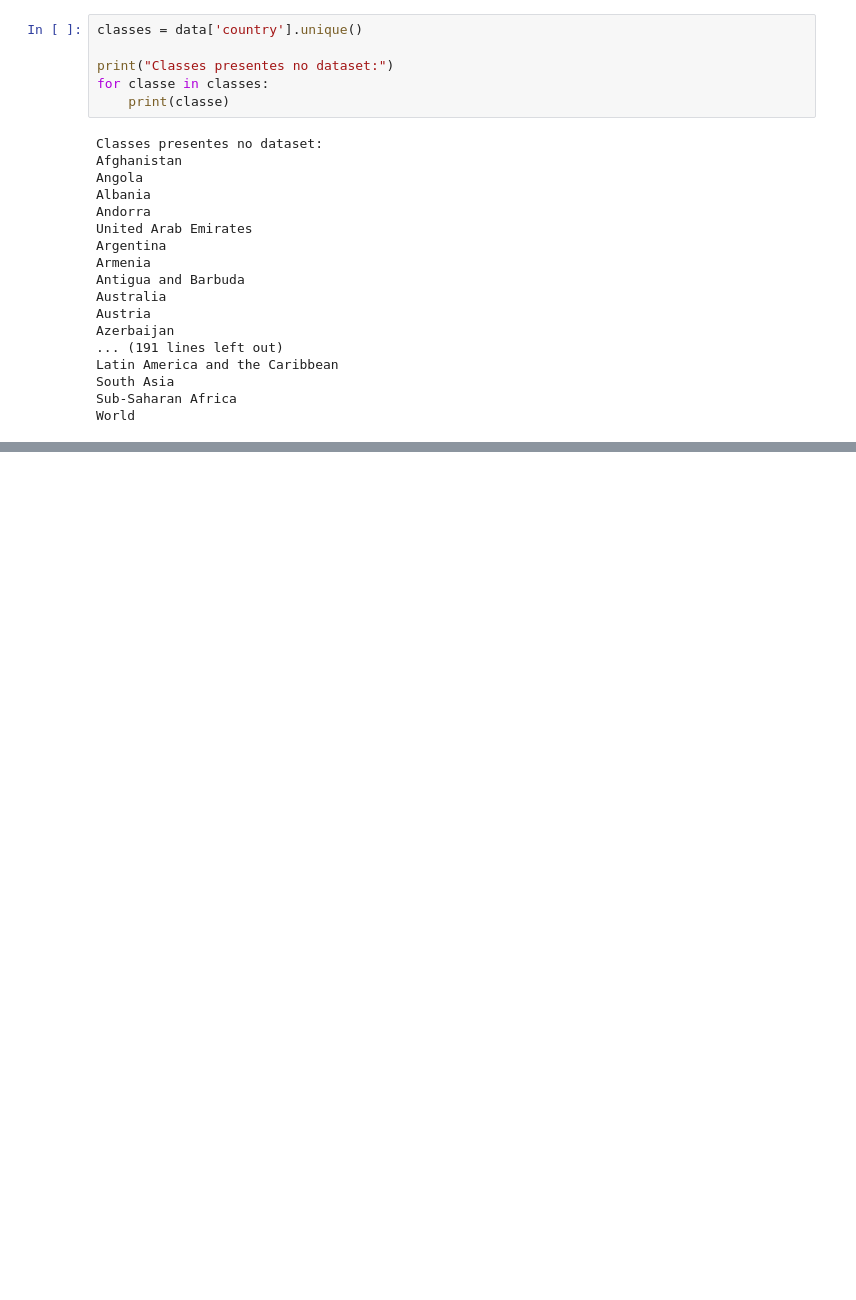
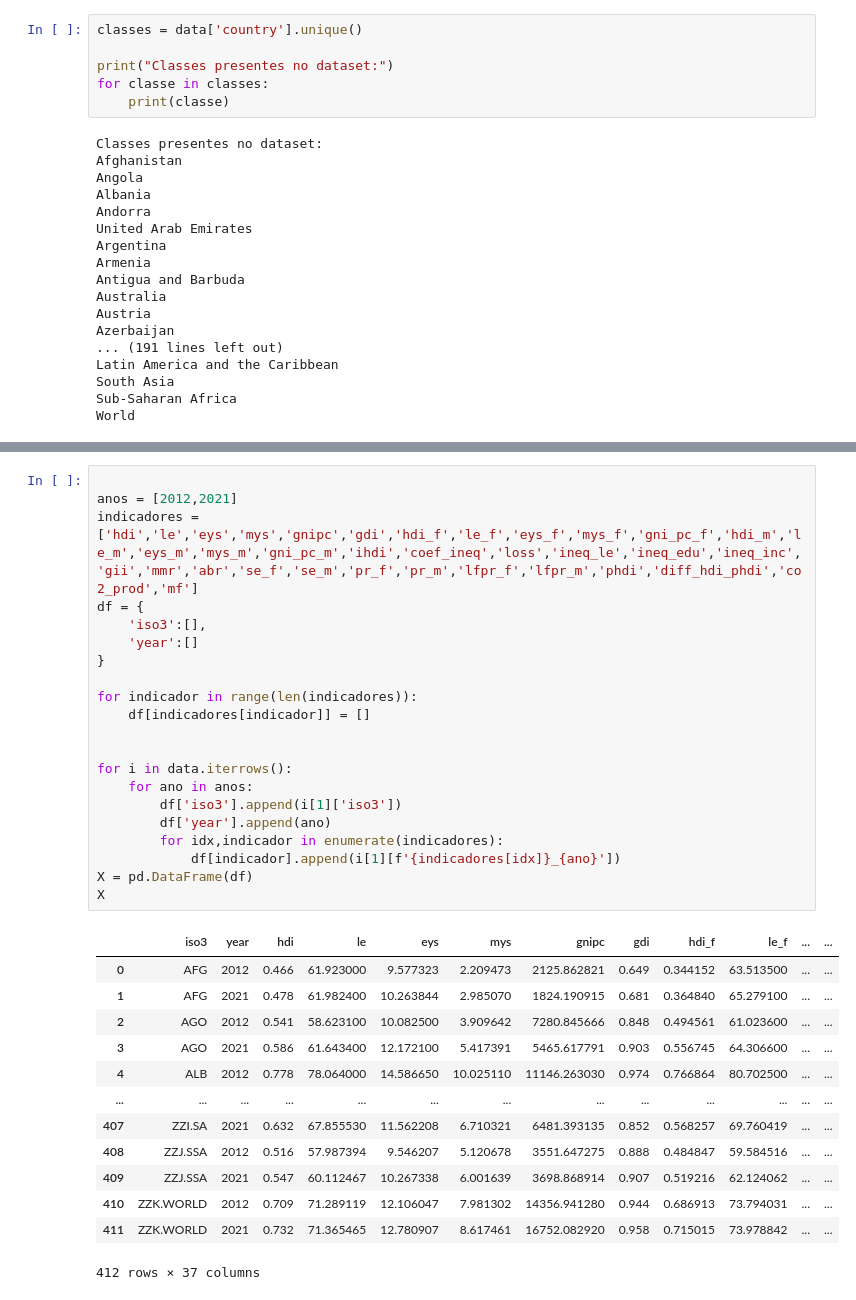
Before and after one commit to HITW-lewagon/HITW, a Jupyter notebook: raw_data.ipynb, the cells around one changed output, grey strips where cells are left out. Saved outputs shown, nothing was run; the diff lists cells and outputs as text; blank space fills up the shorter version.

Commit message:
data_set X_inicial criado

```diff
--- a/raw_data.ipynb
+++ b/raw_data.ipynb
@@ -98,0 +127,35 @@ World
+# %%
+
+anos = [2012,2021]
+indicadores = ['hdi','le','eys','mys','gnipc','gdi','hdi_f','le_f','eys_f','mys_f','gni_pc_f','hdi_m','le_m','eys_m','mys_m','gni_pc_m','ihdi','coef_ineq','loss','ineq_le','ineq_edu','ineq_inc','gii','mmr','abr','se_f','se_m','pr_f','pr_m','lfpr_f','lfpr_m','phdi','diff_hdi_phdi','co2_prod','mf']
+df = {
+    'iso3':[],
+    'year':[]
+}
+
+for indicador in range(len(indicadores)):
+    df[indicadores[indicador]] = []
+
+
+for i in data.iterrows():
+    for ano in anos:
+        df['iso3'].append(i[1]['iso3'])
+        df['year'].append(ano)
+        for idx,indicador in enumerate(indicadores):
+            df[indicador].append(i[1][f'{indicadores[idx]}_{ano}'])
+X = pd.DataFrame(df)
+X
+# %% [output]
+|  | iso3 | year | hdi | le | eys | mys | gnipc | gdi | hdi_f | le_f | ... | ... |
+| 0 | AFG | 2012 | 0.466 | 61.923000 | 9.577323 | 2.209473 | 2125.862821 | 0.649 | 0.344152 | 63.513500 | ... | ... |
+| 1 | AFG | 2021 | 0.478 | 61.982400 | 10.263844 | 2.985070 | 1824.190915 | 0.681 | 0.364840 | 65.279100 | ... | ... |
+| 2 | AGO | 2012 | 0.541 | 58.623100 | 10.082500 | 3.909642 | 7280.845666 | 0.848 | 0.494561 | 61.023600 | ... | ... |
+| 3 | AGO | 2021 | 0.586 | 61.643400 | 12.172100 | 5.417391 | 5465.617791 | 0.903 | 0.556745 | 64.306600 | ... | ... |
+| 4 | ALB | 2012 | 0.778 | 78.064000 | 14.586650 | 10.025110 | 11146.263030 | 0.974 | 0.766864 | 80.702500 | ... | ... |
+| ... | ... | ... | ... | ... | ... | ... | ... | ... | ... | ... | ... | ... |
+| 407 | ZZI.SA | 2021 | 0.632 | 67.855530 | 11.562208 | 6.710321 | 6481.393135 | 0.852 | 0.568257 | 69.760419 | ... | ... |
+| 408 | ZZJ.SSA | 2012 | 0.516 | 57.987394 | 9.546207 | 5.120678 | 3551.647275 | 0.888 | 0.484847 | 59.584516 | ... | ... |
+| 409 | ZZJ.SSA | 2021 | 0.547 | 60.112467 | 10.267338 | 6.001639 | 3698.868914 | 0.907 | 0.519216 | 62.124062 | ... | ... |
+| 410 | ZZK.WORLD | 2012 | 0.709 | 71.289119 | 12.106047 | 7.981302 | 14356.941280 | 0.944 | 0.686913 | 73.794031 | ... | ... |
+| 411 | ZZK.WORLD | 2021 | 0.732 | 71.365465 | 12.780907 | 8.617461 | 16752.082920 | 0.958 | 0.715015 | 73.978842 | ... | ... |
+412 rows × 37 columns
```
Also changed, not shown: parts of 7 cells of this notebook, 1 other file.
